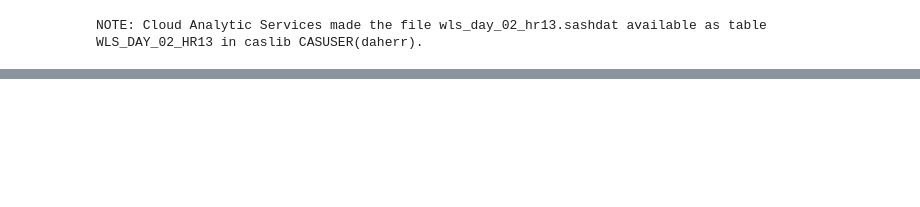
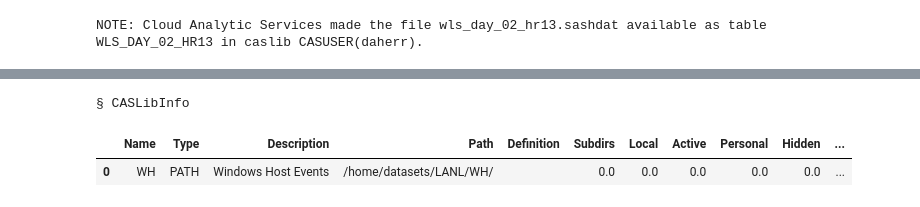
Before and after one commit to sascommunities/sas-global-forum-2019, a Jupyter notebook: 3601-2019-Herrick/notebooks/04_AddPeerGrouping.ipynb, the cells around one changed output, grey strips where cells are left out. Cells and saved outputs as stored; diff of their text form; code cells hidden in the pictures; blank space fills up the shorter version.

```diff
--- a/3601-2019-Herrick/notebooks/04_AddPeerGrouping.ipynb
+++ b/3601-2019-Herrick/notebooks/04_AddPeerGrouping.ipynb
@@ -112,0 +75,6 @@ plt.show()
+# %%
+conn.caslibinfo(caslib='WH')
+# %% [output]
+§ CASLibInfo
+|  | Name | Type | Description | Path | Definition | Subdirs | Local | Active | Personal | Hidden | ... |
+| 0 | WH | PATH | Windows Host Events | /home/datasets/LANL/WH/ |  | 0.0 | 0.0 | 0.0 | 0.0 | 0.0 | ... |
```
Also changed, not shown: parts of 17 cells of this notebook, 6 other files.
